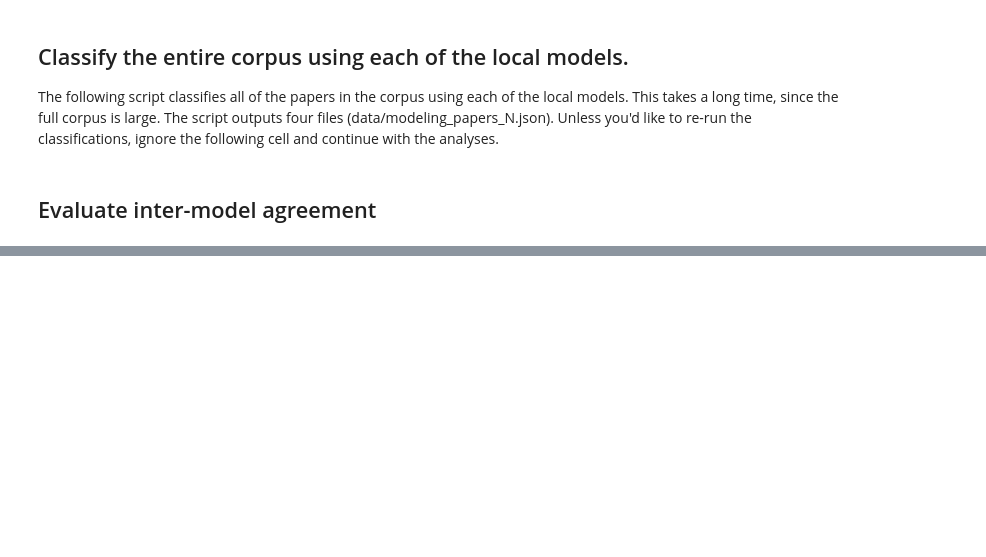
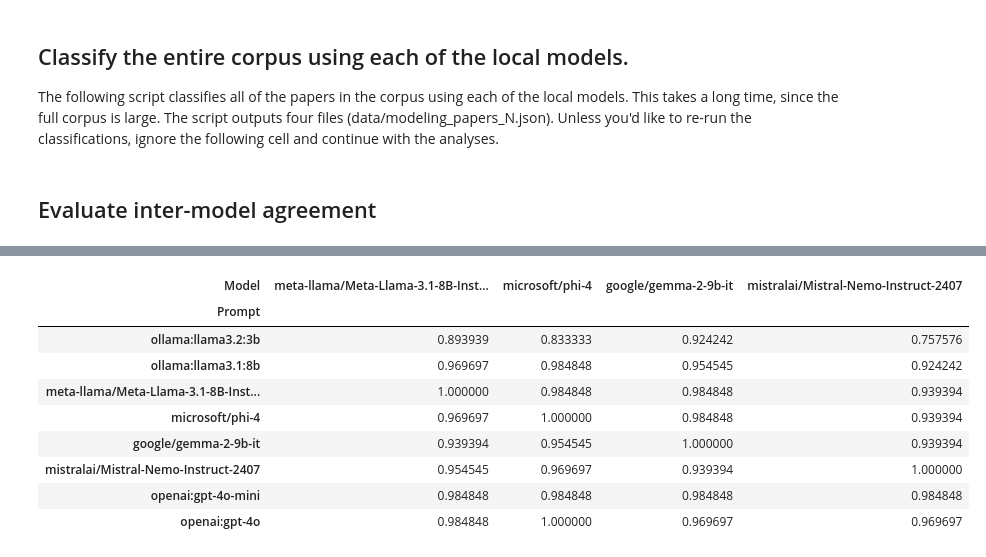
Before and after one commit to saxman/genscai, a Jupyter notebook: notebooks/05.5 - Classification Evaluation.ipynb, the cells around one changed output, grey strips where cells are left out. Cells and saved outputs as stored; diff of their text form; code cells hidden in the pictures; blank space fills up the shorter version.

```diff
--- a/notebooks/05.5 - Classification Evaluation.ipynb
+++ b/notebooks/05.5 - Classification Evaluation.ipynb
@@ -75,0 +124,44 @@ sns.heatmap(df, annot=True)
+# %%
+import genscai.paths as paths
+import pandas as pd
+import json
+
+prompts = []
+models = []
+
+df_precision = pd.DataFrame()
+df_recall = pd.DataFrame()
+df_accuracy = pd.DataFrame()
+
+with open(paths.root / "scripts/results.txt", "r") as fin:
+    for line in fin:
+        if line.startswith('prompt'):
+            line = line.strip()
+            parts = line.split(', ')
+
+            parts[0] = parts[0][len('prompt: '):]
+            parts[1] = parts[1][len('model: '):]
+            parts[2] = parts[2][len('metrics: '):]
+
+            metrics = ', '.join(parts[2:])
+            metrics = metrics.replace("'", '"')
+            data = json.loads(metrics)
+
+            df_precision.loc[parts[0], parts[1]] = data['precision']
+            df_recall.loc[parts[0], parts[1]] = data['recall']
+            df_accuracy.loc[parts[0], parts[1]] = data['accuracy']
+
+df_accuracy.rename_axis("Model", axis="columns", inplace=True)
+df_accuracy.rename_axis("Prompt", axis="rows", inplace=True)
+df_accuracy
+# %% [output]
+| Model | meta-llama/Meta-Llama-3.1-8B-Inst... | microsoft/phi-4 | google/gemma-2-9b-it | mistralai/Mistral-Nemo-Instruct-2407 |
+| Prompt |  |  |  |  |
+| ollama:llama3.2:3b | 0.893939 | 0.833333 | 0.924242 | 0.757576 |
+| ollama:llama3.1:8b | 0.969697 | 0.984848 | 0.954545 | 0.924242 |
+| meta-llama/Meta-Llama-3.1-8B-Inst... | 1.000000 | 0.984848 | 0.984848 | 0.939394 |
+| microsoft/phi-4 | 0.969697 | 1.000000 | 0.984848 | 0.939394 |
+| google/gemma-2-9b-it | 0.939394 | 0.954545 | 1.000000 | 0.939394 |
+| mistralai/Mistral-Nemo-Instruct-2407 | 0.954545 | 0.969697 | 0.939394 | 1.000000 |
+| openai:gpt-4o-mini | 0.984848 | 0.984848 | 0.984848 | 0.984848 |
+| openai:gpt-4o | 0.984848 | 1.000000 | 0.969697 | 0.969697 |
```
Also changed, not shown: parts of 7 cells of this notebook, 1 other file.
